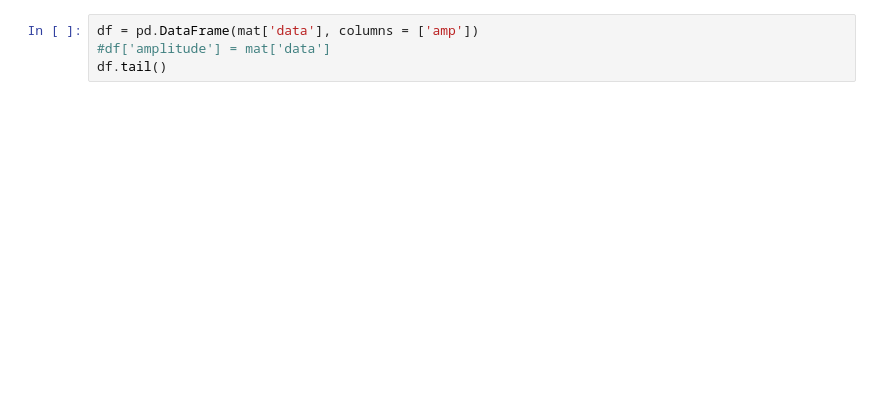
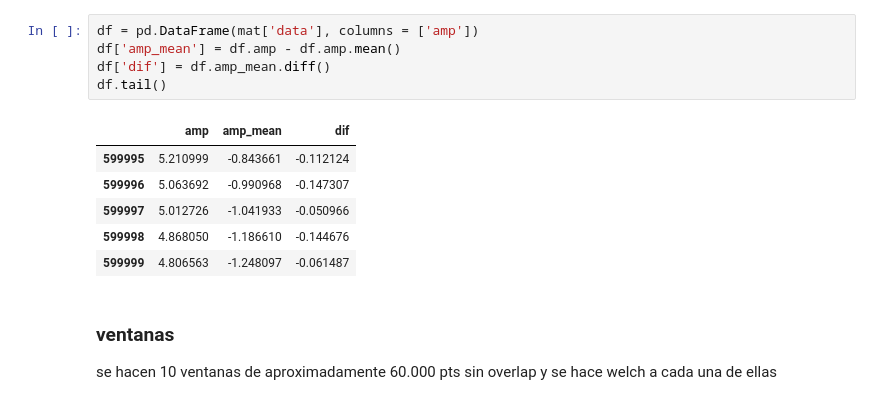
Before and after one commit to consuelorojas/Tesis, a Jupyter notebook: Notebooks/welch_spectogram_ventanas.ipynb, the cells around one changed output. Cells and saved outputs as stored; diff of their text form; blank space fills up the shorter version.

```diff
--- a/Notebooks/welch_spectogram_ventanas.ipynb
+++ b/Notebooks/welch_spectogram_ventanas.ipynb
@@ -28,4 +28,15 @@ mat.keys()
 # %%
 df = pd.DataFrame(mat['data'], columns = ['amp'])
-#df['amplitude'] = mat['data']
+df['amp_mean'] = df.amp - df.amp.mean()
+df['dif'] = df.amp_mean.diff()
 df.tail()
+# %% [output]
+|  | amp | amp_mean | dif |
+| 599995 | 5.210999 | -0.843661 | -0.112124 |
+| 599996 | 5.063692 | -0.990968 | -0.147307 |
+| 599997 | 5.012726 | -1.041933 | -0.050966 |
+| 599998 | 4.868050 | -1.186610 | -0.144676 |
+| 599999 | 4.806563 | -1.248097 | -0.061487 |
+# %% [markdown]
+### **ventanas**
+se hacen 10 ventanas de aproximadamente 60.000 pts sin overlap y se hace welch a cada una de ellas
```
Also changed, not shown: parts of 12 cells of this notebook.
